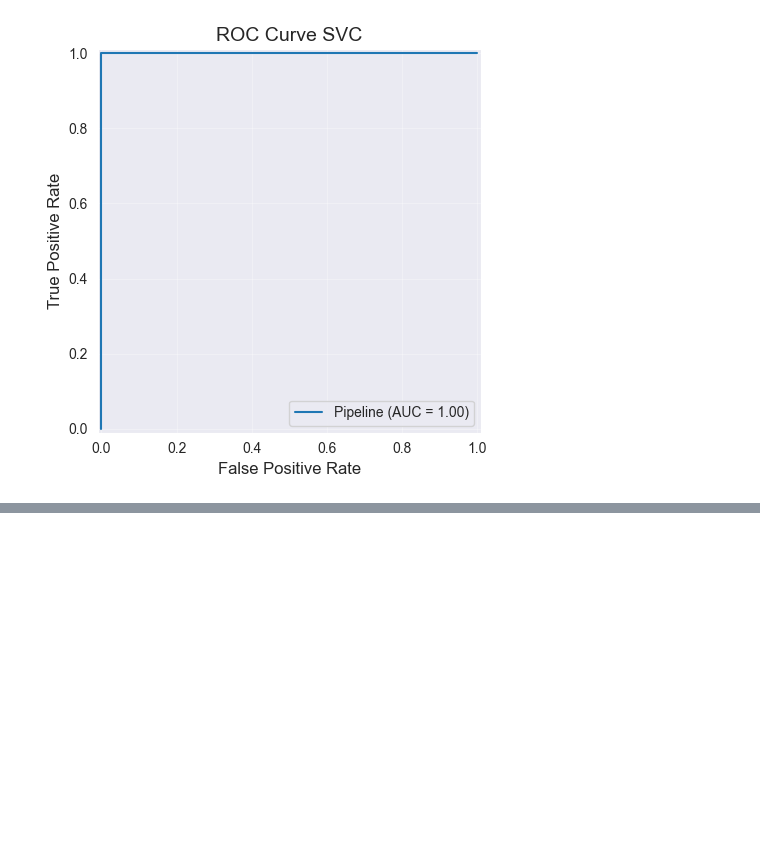
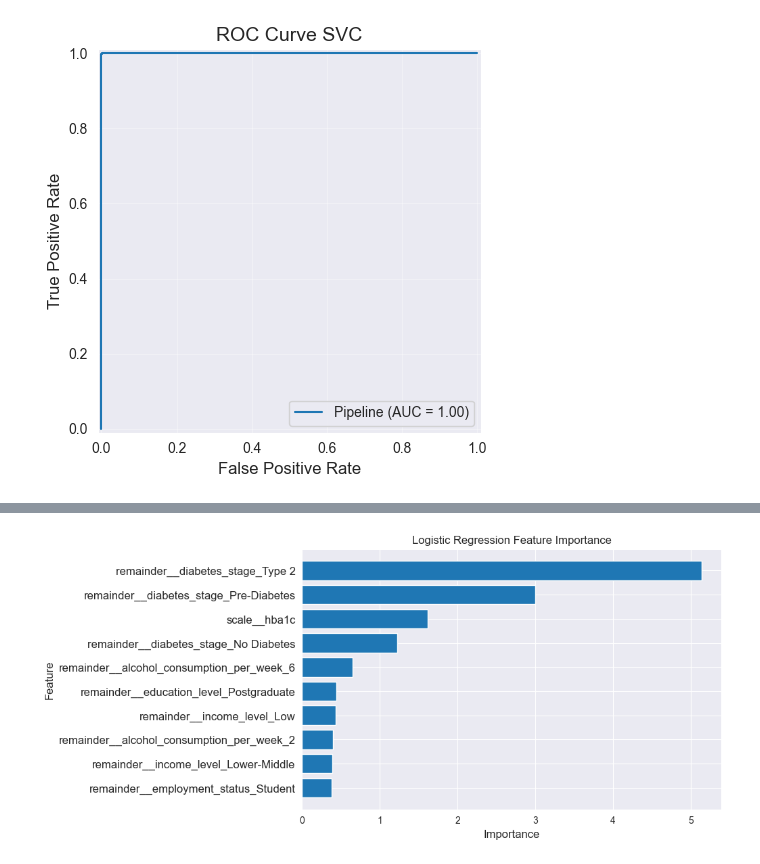
Before and after one commit to plamensve/diabets_health_indicators, a Jupyter notebook: notebooks/04_modeling.ipynb, the cells around one changed output, grey strips where cells are left out. Cells and saved outputs as stored; diff of their text form; code cells hidden in the pictures; blank space fills up the shorter version.

```diff
--- a/notebooks/04_modeling.ipynb
+++ b/notebooks/04_modeling.ipynb
@@ -122,7 +130,7 @@ lr_model = Pipeline( steps = [
 # %%
 svc_model = Pipeline( steps = [
     ('preprocess', preprocess),
-    ('svc_model', SVC())
+    ('svc_model', SVC(kernel='linear'))
 ])
 # %%
 models = {
@@ -372,0 +492,16 @@ plt.show()
+# %%
+coef = svc_model.named_steps['svc_model'].coef_[0]
+# %%
+importance = np.abs(coef)
+# %%
+pre = svc_model.named_steps['preprocess']
+feature_names = pre.get_feature_names_out()
+
+svc_importance = pd.DataFrame({
+    'Feature': feature_names,
+    'Importance': importance
+}).sort_values(by='Importance', ascending=False)
+
+svc_importance.reset_index(drop=True, inplace=True)
+svc_importance = svc_importance[:10]
+svc_importance
@@ -372,0 +520,15 @@ plt.show()
+# %%
+plt.figure(figsize=(8, 5))
+plt.barh(svc_importance['Feature'], svc_importance['Importance'])
+
+plt.gca().invert_yaxis()
+
+plt.xlabel("Importance", fontsize=12)
+plt.ylabel("Feature", fontsize=12)
+plt.title("Logistic Regression Feature Importance", fontsize=12)
+
+plt.yticks(fontsize=12)
+
+plt.show()
+# %% [output]
+[figure, added]
```
Also changed, not shown: parts of 14 cells of this notebook, 11 other files.
